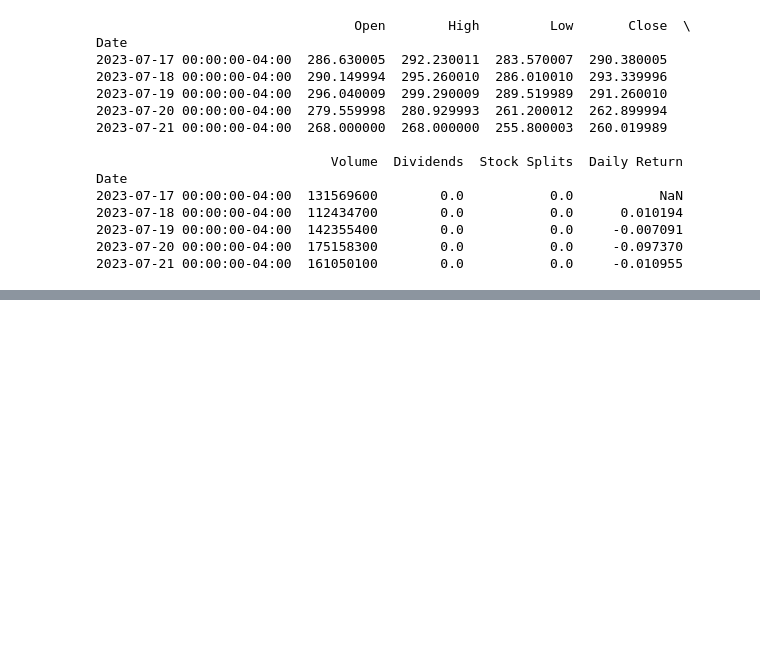
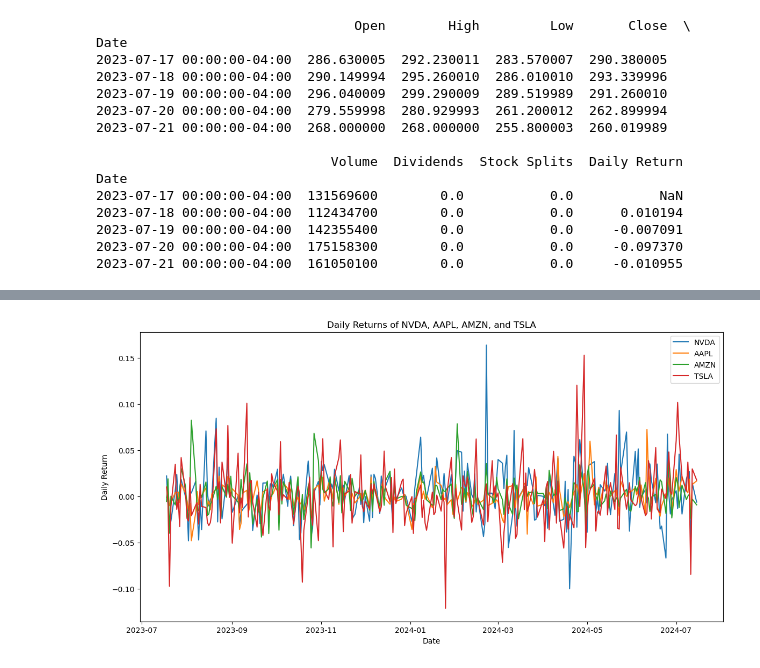
Before and after one commit to Rasesh30/Portfolio_Manager_Project_1, a Jupyter notebook: Team_Data_Project_1.ipynb, the cells around one changed output, grey strips where cells are left out. Cells and saved outputs as stored; diff of their text form; code cells hidden in the pictures; blank space fills up the shorter version.

```diff
--- a/Team_Data_Project_1.ipynb
+++ b/Team_Data_Project_1.ipynb
@@ -100,0 +121,13 @@ for ticker in tickers:
+# %%
+# Plot daily returns
+plt.figure(figsize=(14, 7))
+for ticker in tickers:
+    plt.plot(data[ticker]['Daily Return'], label=ticker)
+
+plt.title('Daily Returns of NVDA, AAPL, AMZN, and TSLA')
+plt.xlabel('Date')
+plt.ylabel('Daily Return')
+plt.legend()
+plt.show()
+# %% [output]
+[figure, added]
```
Also changed, not shown: parts of 14 cells of this notebook, 2 other files.
